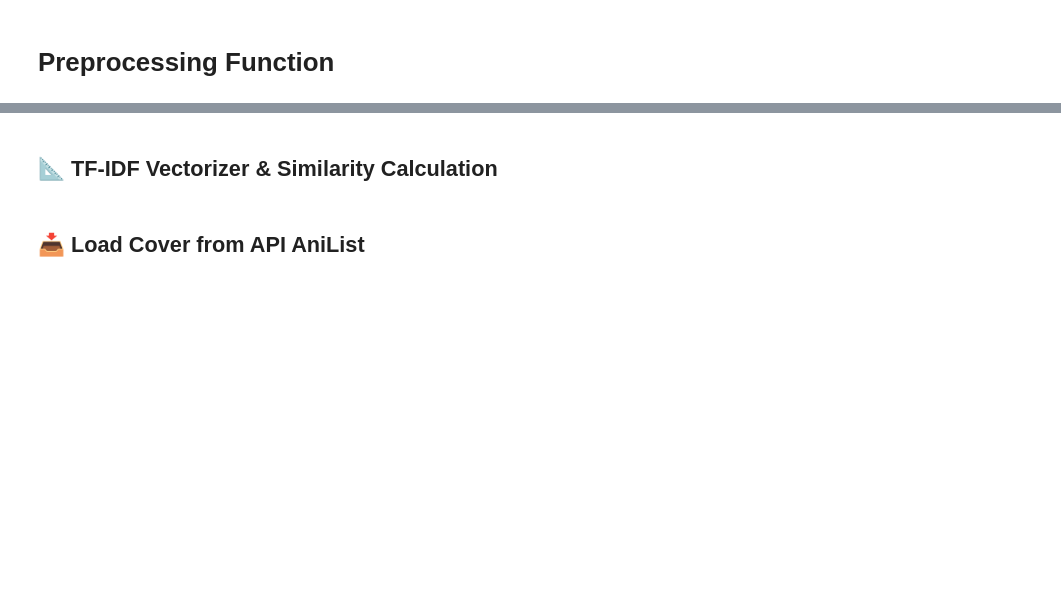
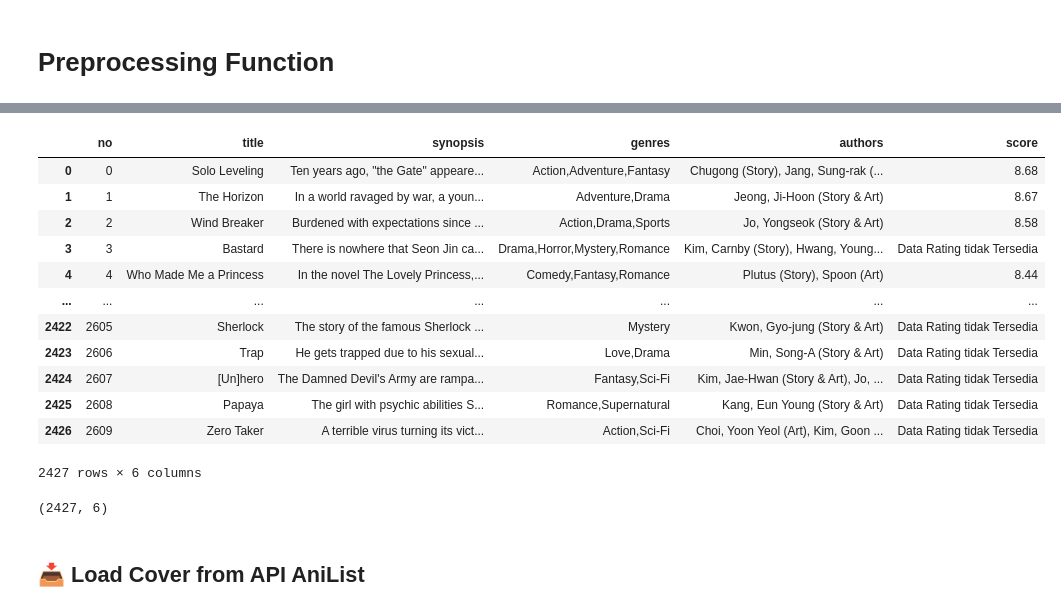
Before and after one commit to ferdinansusanto/manhwarecommender-app, a Jupyter notebook: Manhwa_Recommendation_Full.ipynb, the cells around one changed output, grey strips where cells are left out. Saved outputs shown, nothing was run; the diff lists cells and outputs as text; code cells hidden in the pictures; blank space fills up the shorter version.

```diff
--- a/Manhwa_Recommendation_Full.ipynb
+++ b/Manhwa_Recommendation_Full.ipynb
@@ -35 +142,22 @@ df = pd.read_excel('Manhwa_Dataset.xlsx')
+# %%
+df = df.reset_index(drop=True)
+df
+# %% [output]
+|  | no | title | synopsis | genres | authors | score |
+| 0 | 0 | Solo Leveling | Ten years ago, "the Gate" appeare... | Action,Adventure,Fantasy | Chugong (Story), Jang, Sung-rak (... | 8.68 |
+| 1 | 1 | The Horizon | In a world ravaged by war, a youn... | Adventure,Drama | Jeong, Ji-Hoon (Story & Art) | 8.67 |
+| 2 | 2 | Wind Breaker | Burdened with expectations since ... | Action,Drama,Sports | Jo, Yongseok (Story & Art) | 8.58 |
+| 3 | 3 | Bastard | There is nowhere that Seon Jin ca... | Drama,Horror,Mystery,Romance | Kim, Carnby (Story), Hwang, Young... | Data Rating tidak Tersedia |
+| 4 | 4 | Who Made Me a Princess | In the novel The Lovely Princess,... | Comedy,Fantasy,Romance | Plutus (Story), Spoon (Art) | 8.44 |
+| ... | ... | ... | ... | ... | ... | ... |
+| 2422 | 2605 | Sherlock | The story of the famous Sherlock ... | Mystery | Kwon, Gyo-jung (Story & Art) | Data Rating tidak Tersedia |
+| 2423 | 2606 | Trap | He gets trapped due to his sexual... | Love,Drama | Min, Song-A (Story & Art) | Data Rating tidak Tersedia |
+| 2424 | 2607 | [Un]hero | The Damned Devil's Army are rampa... | Fantasy,Sci-Fi | Kim, Jae-Hwan (Story & Art), Jo, ... | Data Rating tidak Tersedia |
+| 2425 | 2608 | Papaya | The girl with psychic abilities S... | Romance,Supernatural | Kang, Eun Young (Story & Art) | Data Rating tidak Tersedia |
+| 2426 | 2609 | Zero Taker | A terrible virus turning its vict... | Action,Sci-Fi | Choi, Yoon Yeol (Art), Kim, Goon ... | Data Rating tidak Tersedia |
+2427 rows × 6 columns
+# %%
+df.shape
+# %% [output]
+(2427, 6)
 # %%
@@ -54,2 +202,0 @@ df['tags'] = df['clean_synopsis'] + ". " + df['clean_genres'] + ". " + df['clean
-# %% [markdown]
-## 📐 TF-IDF Vectorizer & Similarity Calculation
```
Also changed, not shown: parts of 27 cells of this notebook.
